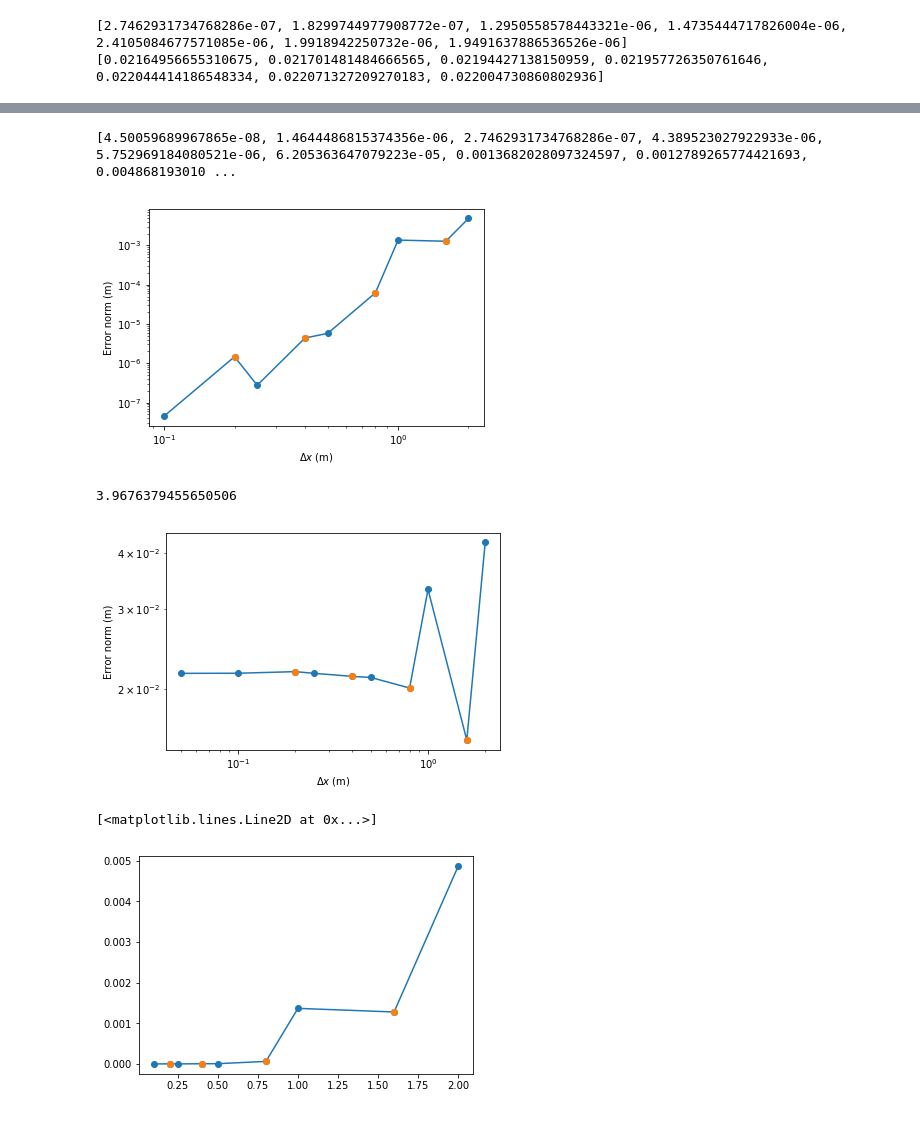
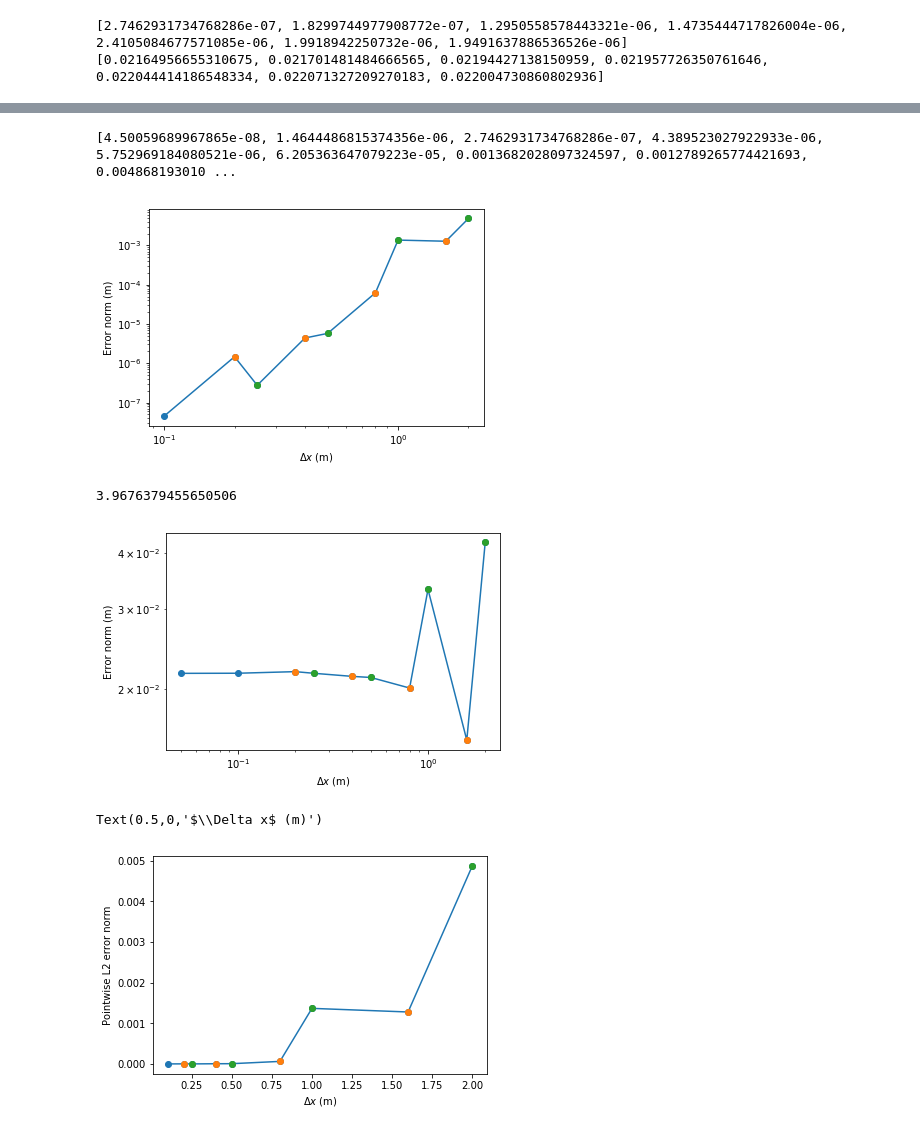
Before and after one commit to mc4117/adapt_utils, a Jupyter notebook: test_cases/trench_sed_model/Post processing adapt mesh.ipynb, the cells around one changed output, grey strips where cells are left out. Saved outputs shown, nothing was run; the diff lists cells and outputs as text; code cells hidden in the pictures.

```diff
--- a/test_cases/trench_sed_model/Post processing adapt mesh.ipynb
+++ b/test_cases/trench_sed_model/Post processing adapt mesh.ipynb
@@ -473,8 +476,15 @@ error_list_con.append(sum([(df_real4['bath'][i] - df_real['bath'][i])**2 for i i
 error_list_con.append(sum([(df_real6['bath'][i] - df_real['bath'][i])**2 for i in range(len(df_real))]))
 error_list_con.append(sum([(df_real8['bath'][i] - df_real['bath'][i])**2 for i in range(len(df_real))]))
 
+error_list_con2 = []
+error_list_con2.append(sum([(df_real3['bath'][i] - df_real['bath'][i])**2 for i in range(len(df_real))]))
+error_list_con2.append(sum([(df_real5['bath'][i] - df_real['bath'][i])**2 for i in range(len(df_real))]))
+error_list_con2.append(sum([(df_real7['bath'][i] - df_real['bath'][i])**2 for i in range(len(df_real))]))
+error_list_con2.append(sum([(df_real9['bath'][i] - df_real['bath'][i])**2 for i in range(len(df_real))]))
+
 plt.loglog([0.1, 0.2, 0.25, 0.4, 0.5, 0.8, 1, 1.6, 2], error_list, '-o')
 plt.loglog([0.2, 0.4, 0.8, 1.6], error_list_con, 'o')
+plt.loglog([0.25, 0.5, 1, 2], error_list_con2, 'o')
 plt.ylabel('Error norm (m)')
 plt.xlabel(r'$\Delta x$ (m)')
 plt.show()
@@ -516,19 +526,30 @@ error_listexp_con.append(np.sqrt(sum([(df_exp4['bath'][i] - data[1].dropna()[i])
 error_listexp_con.append(np.sqrt(sum([(df_exp6['bath'][i] - data[1].dropna()[i])**2 for i in range(len(df_exp))])))
 error_listexp_con.append(np.sqrt(sum([(df_exp8['bath'][i] - data[1].dropna()[i])**2 for i in range(len(df_exp))])))
 
+error_listexp_con2 = []
+error_listexp_con2.append(np.sqrt(sum([(df_exp3['bath'][i] - data[1].dropna()[i])**2 for i in range(len(df_exp))])))
+error_listexp_con2.append(np.sqrt(sum([(df_exp5['bath'][i] - data[1].dropna()[i])**2 for i in range(len(df_exp))])))
+error_listexp_con2.append(np.sqrt(sum([(df_exp7['bath'][i] - data[1].dropna()[i])**2 for i in range(len(df_exp))])))
+error_listexp_con2.append(np.sqrt(sum([(df_exp9['bath'][i] - data[1].dropna()[i])**2 for i in range(len(df_exp))])))
+
+
 plt.loglog([0.05, 0.1, 0.2, 0.25, 0.4, 0.5, 0.8, 1, 1.6, 2], error_listexp, '-o')
 plt.loglog([0.2, 0.4, 0.8, 1.6], error_listexp_con, 'o')
+plt.loglog([0.25, 0.5, 1, 2], error_listexp_con2, 'o')
 plt.ylabel('Error norm (m)')
 plt.xlabel(r'$\Delta x$ (m)')
 plt.show()
 # %% [output]
 [4.50059689967865e-08, 1.4644486815374356e-06, 2.7462931734768286e-07, 4.389523027922933e-06, 5.752969184080521e-06, 6.205363647079223e-05, 0.0013682028097324597, 0.0012789265774421693, 0.004868193010 ...
-[figure, old version]
+[figure, new version]
 3.9676379455650506
-[figure, old version]
+[figure, new version]
 # %%
 plt.plot([0.1, 0.2, 0.25, 0.4, 0.5, 0.8, 1, 1.6, 2], error_list, '-o')
 plt.plot([0.2, 0.4, 0.8, 1.6], error_list_con, 'o')
+plt.plot([0.25, 0.5, 1, 2], error_list_con2, 'o')
+plt.ylabel('Pointwise L2 error norm')
+plt.xlabel(r'$\Delta x$ (m)')
 # %% [output]
-[<matplotlib.lines.Line2D at 0x...>]
+Text(0.5,0,'$\\Delta x$ (m)')
-[figure, old version]
+[figure, new version]
```
Also changed, not shown: parts of 4 cells of this notebook, 18 other files.
